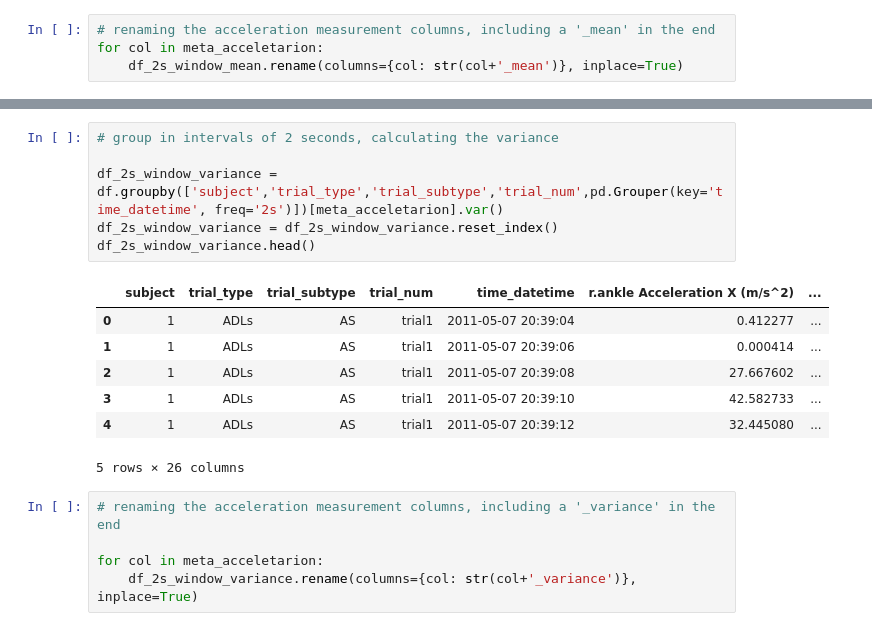
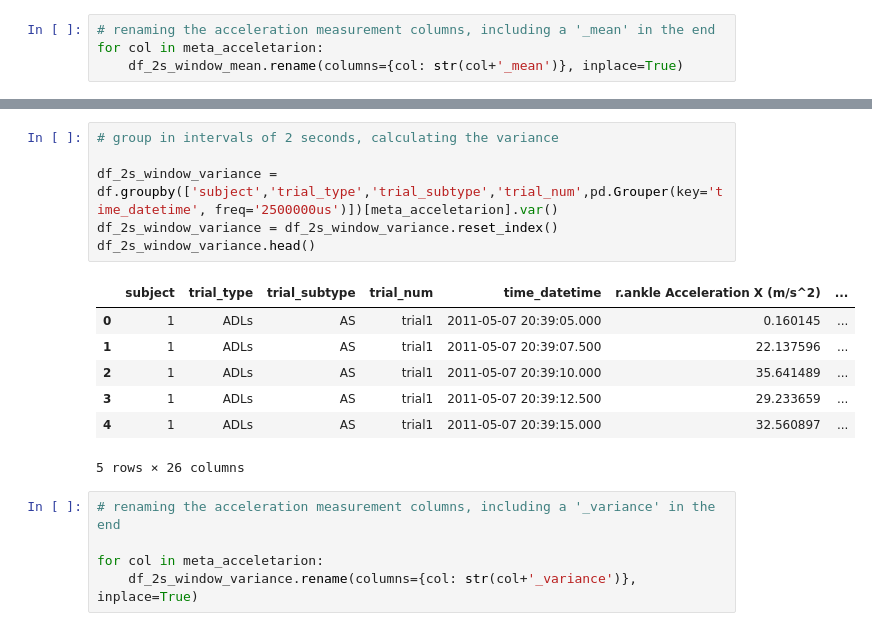
Before and after one commit to mdrmuhaimin/BigData2, a Jupyter notebook: code/preprocessing.ipynb, the cells around one changed output, grey strips where cells are left out. Drawn from its saved outputs; the diff is of its cells as text.

```diff
--- a/code/preprocessing.ipynb
+++ b/code/preprocessing.ipynb
@@ -178,16 +176,16 @@ df_2s_window_mean.head()
 # %%
 # group in intervals of 2 seconds, calculating the variance
 
-df_2s_window_variance = df.groupby(['subject','trial_type','trial_subtype','trial_num',pd.Grouper(key='time_datetime', freq='2s')])[meta_acceletarion].var()
+df_2s_window_variance = df.groupby(['subject','trial_type','trial_subtype','trial_num',pd.Grouper(key='time_datetime', freq='2500000us')])[meta_acceletarion].var()
 df_2s_window_variance = df_2s_window_variance.reset_index()
 df_2s_window_variance.head()
 # %% [output]
 |  | subject | trial_type | trial_subtype | trial_num | time_datetime | r.ankle Acceleration X (m/s^2) | ... |
-| 0 | 1 | ADLs | AS | trial1 | 2011-05-07 20:39:04 | 0.412277 | ... |
-| 1 | 1 | ADLs | AS | trial1 | 2011-05-07 20:39:06 | 0.000414 | ... |
-| 2 | 1 | ADLs | AS | trial1 | 2011-05-07 20:39:08 | 27.667602 | ... |
-| 3 | 1 | ADLs | AS | trial1 | 2011-05-07 20:39:10 | 42.582733 | ... |
-| 4 | 1 | ADLs | AS | trial1 | 2011-05-07 20:39:12 | 32.445080 | ... |
+| 0 | 1 | ADLs | AS | trial1 | 2011-05-07 20:39:05.000 | 0.160145 | ... |
+| 1 | 1 | ADLs | AS | trial1 | 2011-05-07 20:39:07.500 | 22.137596 | ... |
+| 2 | 1 | ADLs | AS | trial1 | 2011-05-07 20:39:10.000 | 35.641489 | ... |
+| 3 | 1 | ADLs | AS | trial1 | 2011-05-07 20:39:12.500 | 29.233659 | ... |
+| 4 | 1 | ADLs | AS | trial1 | 2011-05-07 20:39:15.000 | 32.560897 | ... |
 5 rows × 26 columns
 # %%
 # renaming the acceleration measurement columns, including a '_variance' in the end
```
Also changed, not shown: parts of 7 cells of this notebook.
